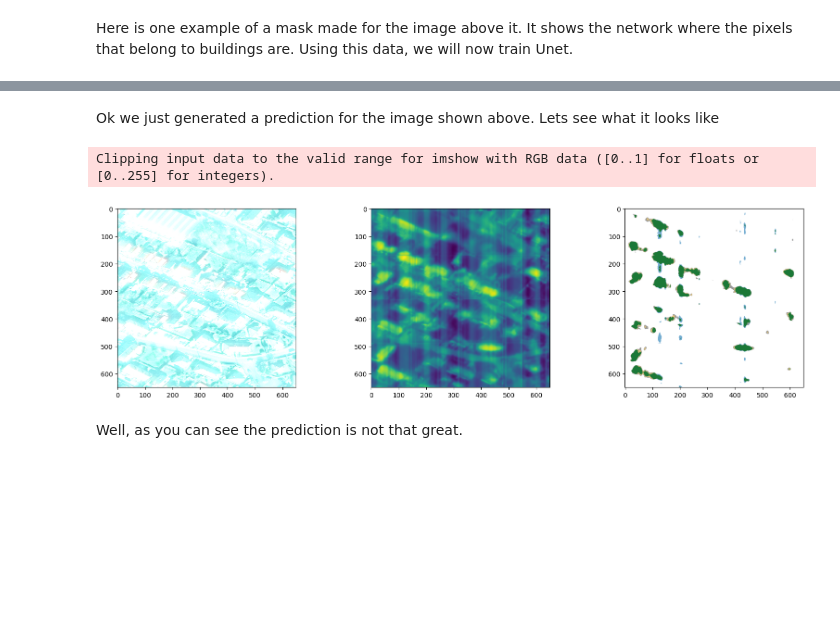
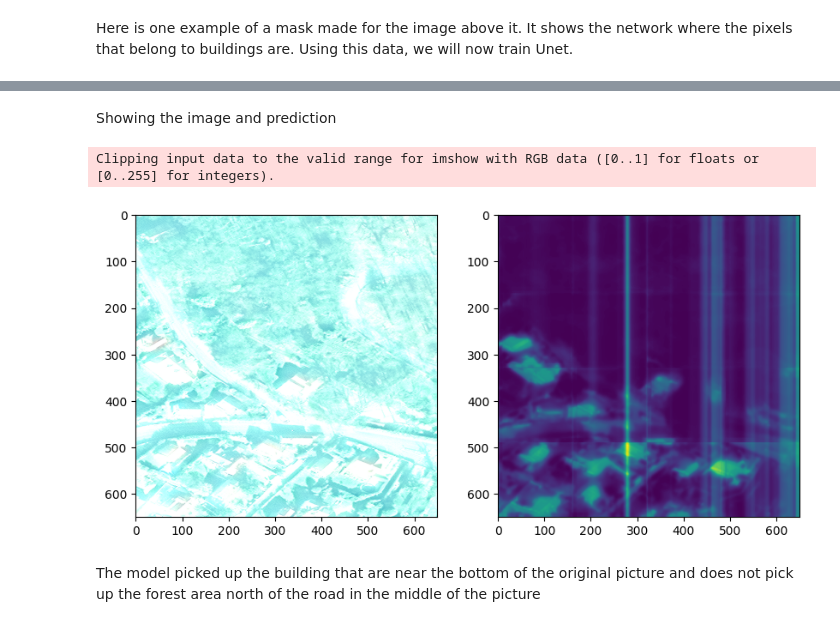
Before and after one commit to lucasantarella/cs482-buildings-project, a Jupyter notebook: notebooks/Building_Prediction_Model_Pipeline.ipynb, the cells around one changed output, grey strips where cells are left out. Cells and saved outputs as stored; diff of their text form; code cells hidden in the pictures; blank space fills up the shorter version.

```diff
--- a/notebooks/Building_Prediction_Model_Pipeline.ipynb
+++ b/notebooks/Building_Prediction_Model_Pipeline.ipynb
@@ -192,10 +157,14 @@ The predict fscript takes 2 parameters. The name of the model file that you want
 # %%
-!rm /home/jovyan/work/output/*
+%%capture
+!rm /home/jovyan/output/*
 
-randimgnum = random.randint(0,len(os.listdir("/home/jovyan/data/test/PS-RGB/")))
+randimgnum = 317 #random.randint(0,len(os.listdir("/home/jovyan/data/test/PS-RGB/")))
 img2show = os.listdir("/home/jovyan/data/test/PS-RGB/")[randimgnum]
 gtif = gdal.Open("/home/jovyan/data/test/PS-RGB/" + img2show)
 image = gtif.ReadAsArray()
-plt.imshow(reshape_as_image(image))
 
+#print(randimgnum)
 !python3 ~/deep-unet-for-satellite-image-segmentation/predict.py latest {img2show}
+
+gtif = gdal.Open('/home/jovyan/output/result.tif')
+result = gtif.ReadAsArray()
@@ -223,24 +171,16 @@ Case 7 (650, 1, 650) (1, 650, 650)
-# %% [markdown]
-Ok we just generated a prediction for the image shown above. Lets see what it looks like
+# %% [markdown]
+Showing the image and prediction
 # %%
-gtif = gdal.Open('/home/jovyan/output/result.tif')
-result = gtif.ReadAsArray()
-
-gtif = gdal.Open('/home/jovyan/output/map.tif')
-map = gtif.ReadAsArray()
-
-plt.subplots(1,3,figsize=(20,5))
-plt.subplot(1,3,1)
+plt.subplots(2,2,figsize=(10,5))
+plt.subplot(1,2,1)
 plt.imshow(reshape_as_image(image))
-plt.subplot(1,3,2)
+plt.subplot(1,2,2)
 plt.imshow(result)
-plt.subplot(1,3,3)
-plt.imshow(reshape_as_image(map))
 plt.show()
 
 gtif = None
 # %% [output]
 Clipping input data to the valid range for imshow with RGB data ([0..1] for floats or [0..255] for integers).
-[figure, old version]
+[figure, new version]
-# %% [markdown]
-Well, as you can see the prediction is not that great.
+# %% [markdown]
+The model picked up the building that are near the bottom of the original picture and does not pick up the forest area north of the road in the middle of the picture
```
Also changed, not shown: parts of 13 cells of this notebook, 3 other files.
